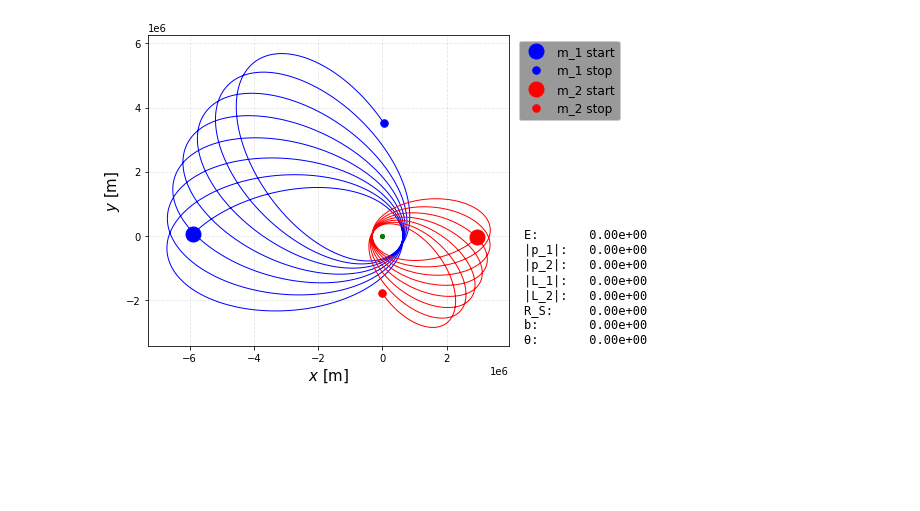
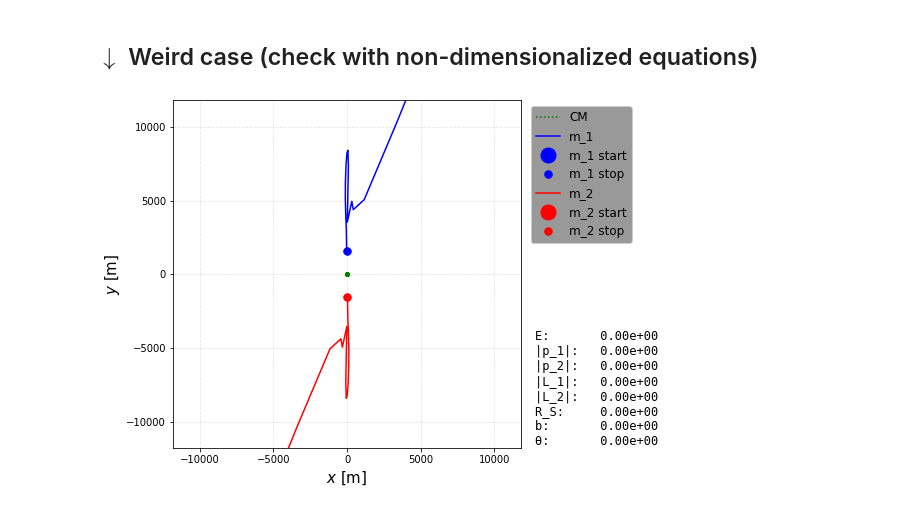
Before and after one commit to carlivas/Binary-Black-Hole-Orbitals, a Jupyter notebook: 04 POST MINKOWSKIAN EXPANSION/(PM) Post Minkowskian.ipynb, the cells around one changed output. Drawn from its saved outputs; the diff is of its cells as text; code cells hidden in the pictures; blank space fills up the shorter version.

```diff
--- a/04 POST MINKOWSKIAN EXPANSION/(PM) Post Minkowskian.ipynb
+++ b/04 POST MINKOWSKIAN EXPANSION/(PM) Post Minkowskian.ipynb
@@ -1,12 +134,17 @@
+# %% [markdown]
+## $\downarrow$ Weird case (check with non-dimensionalized equations)
 # %%
-%run ./Functions_PM.ipynb
+m_1 = M_sun
+m_2 = M_sun
+R_S = findR_S(m_1, m_2)
+x_1 = np.array([-10., 0.])*R_S
+x_2 = np.array([0.,     0.])*R_S
+v_1 = np.array([0.,    0.5])*c
+v_2 = np.array([0.,     0.])*c
 
-m_1 = M_sun
-m_2 = 2*M_sun
-R_S = 2*(m_1 + m_2)*G/c**2
-x_1 = np.array([-1000., 10.])*R_S
-x_2 = np.array([0.,      0.])*R_S
-v_1 = np.array([0.01,     0.01 ])*c
-v_2 = np.array([0.,      0.])*c
+p_1 = p(v_1, m_1)
+p_2 = p(v_2, m_2)
+P_1 = np.array([np.sqrt(np.dot(p_1, p_1)*c**2 + m_1**2*c**4)/c, p_1[0], p_1[1]])
+P_2 = np.array([np.sqrt(np.dot(p_2, p_2)*c**2 + m_2**2*c**4)/c, p_2[0], p_2[1]])
 
-s = x_1, x_2, v_1, v_2, m_1, m_2
+s = x_1, x_2, P_1, P_2, m_1, m_2
@@ -22,16 +151,13 @@ s = x_1, x_2, v_1, v_2, m_1, m_2
 # %%
 t_max = 1e6*R_S/c
-dt = t_max/1e7
+dt = t_max/1e5
 pos1, pos2, pos_CM = run_model(s, t_max = t_max, dt = dt, mode = 'PM')
 # %%
-# PMData1 = np.genfromtxt("PMData1.csv", delimiter=',')
-# pos1FC, pos2FC, pos_CMFC = PMData1[0:2], PMData1[2:4], PMData1[4:6]
+M = slice(0, int(len(pos1[0])), 1)
+# orbPlotter(pos1[:,M], pos2[:,M], pos_CM[:,M], CM = True, DL = False)
 
-M = slice(0, int(len(pos1[0])), 1)
-orbPlotter(pos1[:,M], pos2[:,M], pos_CM[:,M], CM = True, DL = False)
-
-# lim = 1e7
-# lims = (-lim, lim)
-# orbPlotter_lims(pos1[:,M], pos2[:,M], pos_CM[:,M], CM = True, DL = True, xlim=lims, ylim=lims)
+lim = 2*R_S
+lims = (-lim, lim)
+orbPlotter_lims(pos1[:,M], pos2[:,M], pos_CM[:,M], CM = True, DL = False, xlim=lims, ylim=lims)
 # %% [output]
-[figure, old version]
+[figure, new version]
```
Also changed, not shown: parts of 12 cells of this notebook, 12 other files.
